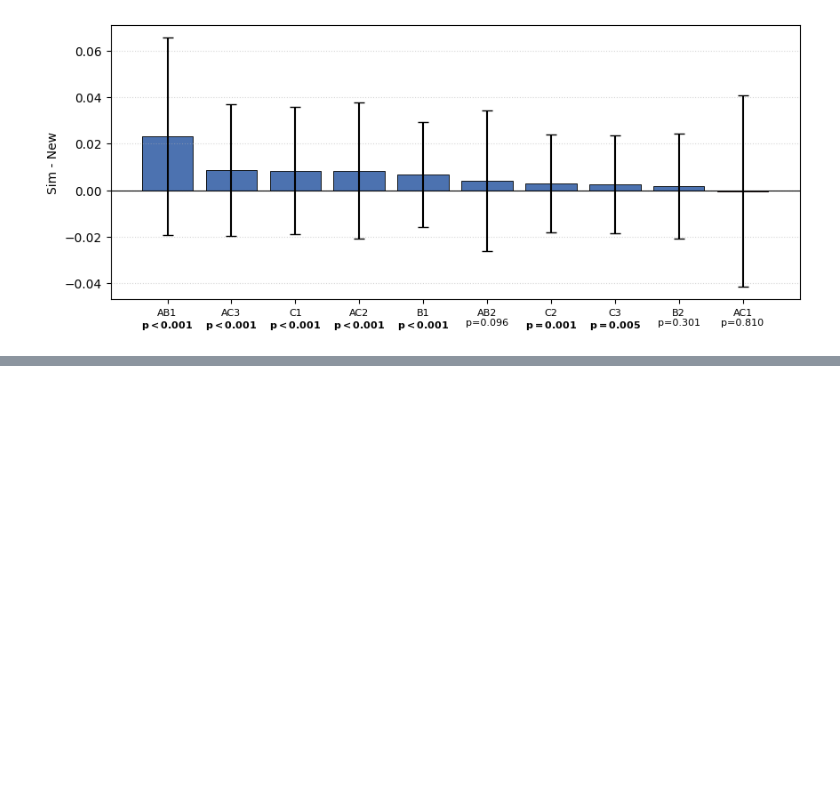
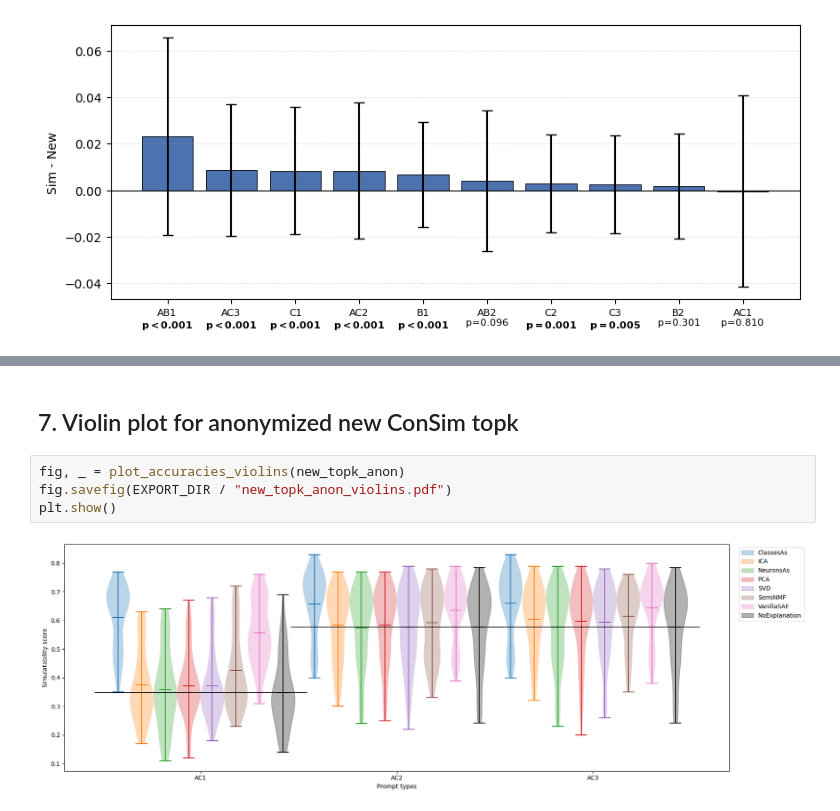
Before and after one commit to AntoninPoche/simulatability_shortcut, a Jupyter notebook: notebooks/4_compare_consim.ipynb, the cells around one changed output, grey strips where cells are left out. Drawn from its saved outputs; the diff is of its cells as text; blank space fills up the shorter version.

```diff
--- a/notebooks/4_compare_consim.ipynb
+++ b/notebooks/4_compare_consim.ipynb
@@ -207,0 +248,8 @@ Number of keys: Sim: 3,883, New: 4,500, Difference: 3,883
+# %% [markdown]
+## 7. Violin plot for anonymized new ConSim topk
+# %%
+fig, _ = plot_accuracies_violins(new_topk_anon)
+fig.savefig(EXPORT_DIR / "new_topk_anon_violins.pdf")
+plt.show()
+# %% [output]
+[figure, added]
```
Also changed, not shown: parts of 4 cells of this notebook, 1 other file.
